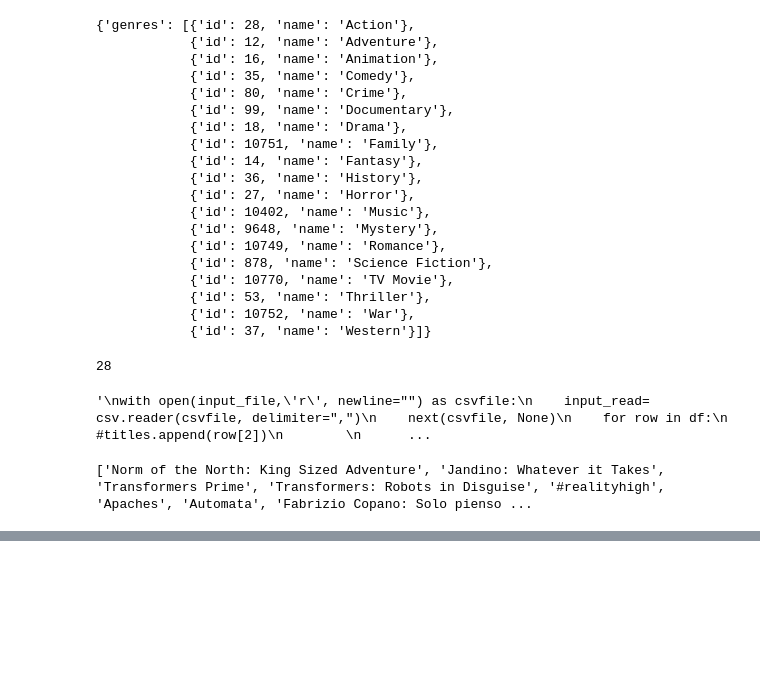
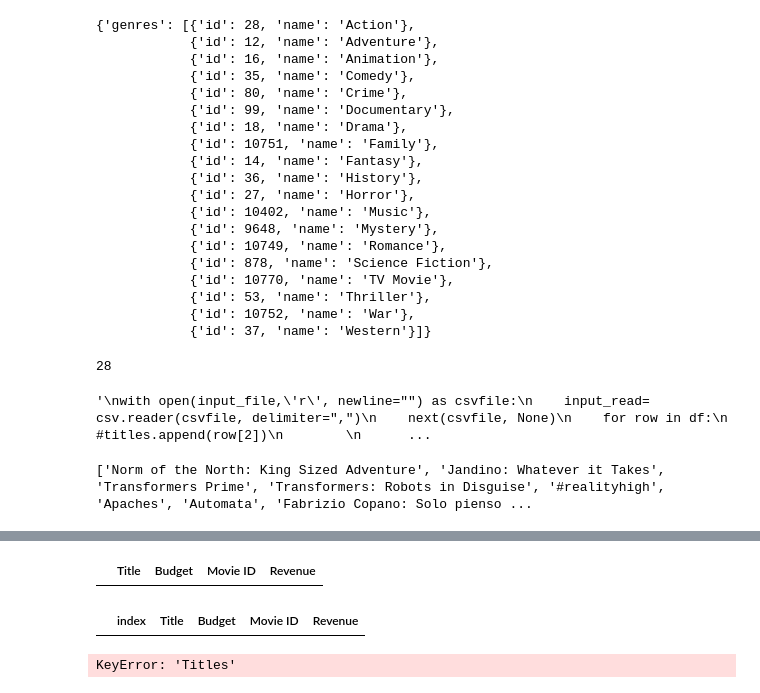
Before and after one commit to ahmadfarouk/Project-Netflix, a Jupyter notebook: TMDB.ipynb, the cells around one changed output, grey strips where cells are left out. Saved outputs shown, nothing was run; the diff lists cells and outputs as text; code cells hidden in the pictures; blank space fills up the shorter version.

```diff
--- a/TMDB.ipynb
+++ b/TMDB.ipynb
@@ -154,0 +206,19 @@ len(titles)
+# %%
+df5=df2.loc[(df2["Budget"] !=0) & (df2["Revenue"] !=0) ,:]
+df5.head()
+# %% [output]
+|  | Title | Budget | Movie ID | Revenue |
+# %%
+df6=df5.reset_index()
+df6.head()
+# %% [output]
+|  | index | Title | Budget | Movie ID | Revenue |
+# %%
+
+plt.pie(df6["Revenue"], labels = df6["Titles"], autopct = "%1.2f%%")
+plt.title("Female Vs Male")
+plt.legend(loc="right")
+plt.xticks(rotation=90)
+plt.show()
+# %% [output]
+KeyError: 'Titles'
```
Also changed, not shown: parts of 10 cells of this notebook, 1 other file.
